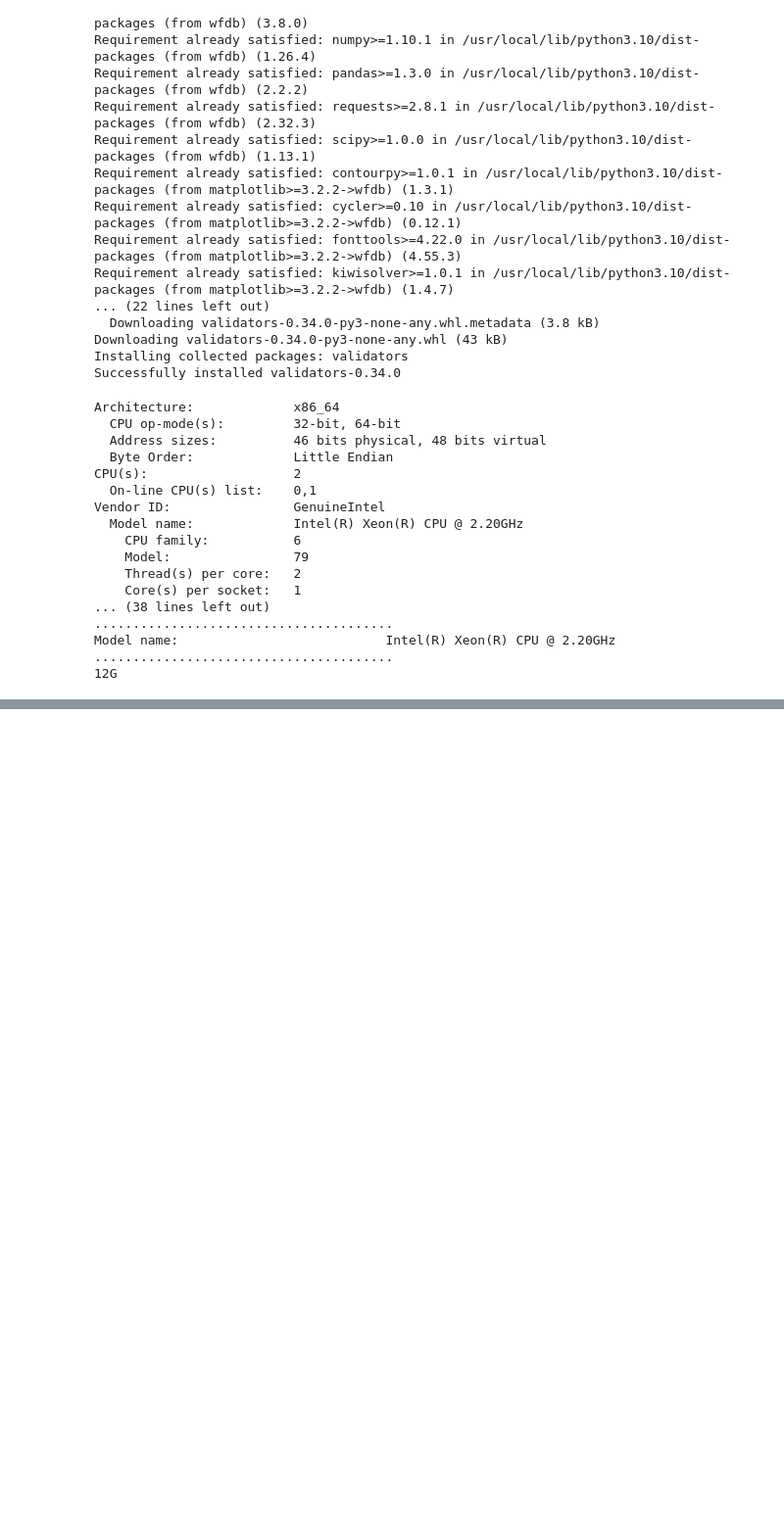
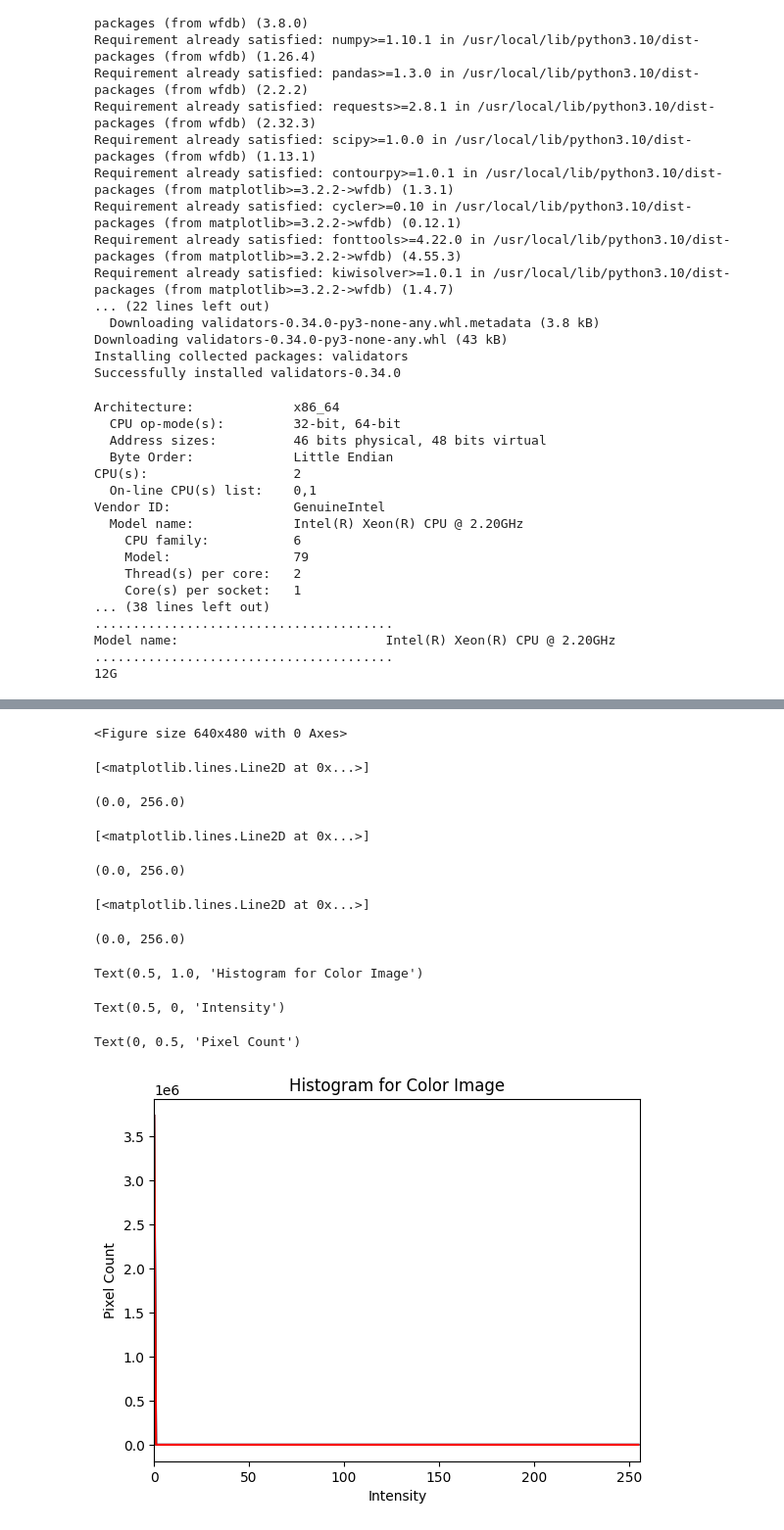
Before and after one commit to SatyanarayanaMurthyT/AIML-Projects, a Jupyter notebook: ECGDigitization.ipynb, the cells around one changed output, grey strips where cells are left out. Shown at 98% size. Drawn from its saved outputs; the diff is of its cells as text; code cells hidden in the pictures; blank space fills up the shorter version.

```diff
--- a/ECGDigitization.ipynb
+++ b/ECGDigitization.ipynb
@@ -148,0 +205,37 @@ for image_dir in list_dir:
+# %%
+from google.colab.patches import cv2_imshow
+
+img = cv2.imread('./ECGImageAnalysis/00000/00001_hr-0.png')
+
+# Set the threshold value (adjust as needed)
+threshold_value = 150
+
+# Create a mask where pixel values are greater than the threshold
+mask = cv2.inRange(img, threshold_value, 255)
+
+# Apply the mask to the original image
+img = cv2.bitwise_and(img, img, mask=mask)
+
+# Display the original and thresholded images
+color = ('b', 'g', 'r')
+plt.figure()
+for i, col in enumerate(color):
+    histr = cv2.calcHist([img], [i], None, [256], [0, 256])
+    plt.plot(histr, color=col)
+    plt.xlim([0, 256])
+plt.title('Histogram for Color Image')
+plt.xlabel('Intensity')
+plt.ylabel('Pixel Count')
+plt.show()
+# %% [output]
+<Figure size 640x480 with 0 Axes>
+[<matplotlib.lines.Line2D at 0x...>]
+(0.0, 256.0)
+[<matplotlib.lines.Line2D at 0x...>]
+(0.0, 256.0)
+[<matplotlib.lines.Line2D at 0x...>]
+(0.0, 256.0)
+Text(0.5, 1.0, 'Histogram for Color Image')
+Text(0.5, 0, 'Intensity')
+Text(0, 0.5, 'Pixel Count')
+[figure, added]
```
Also changed, not shown: parts of 8 cells of this notebook.
